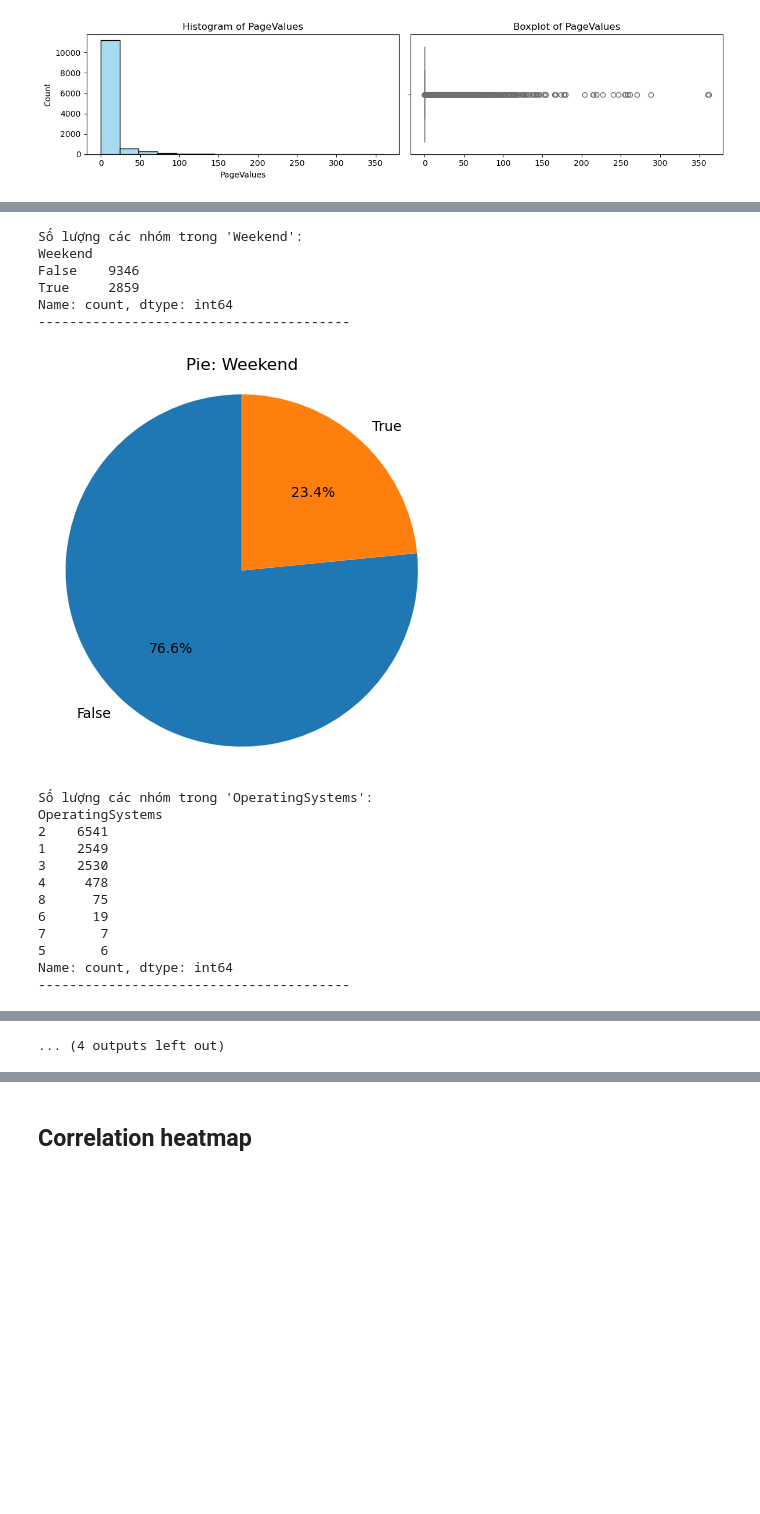
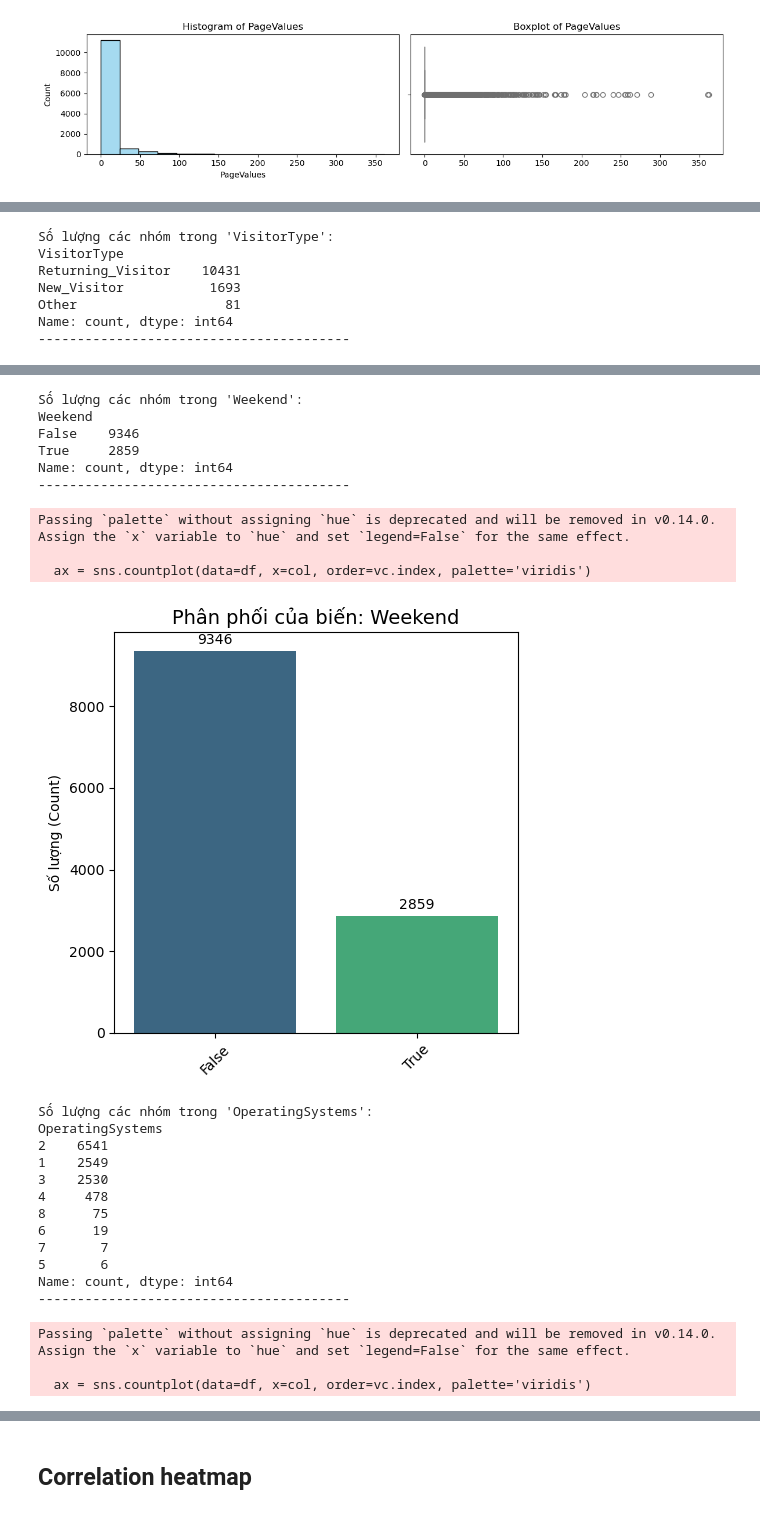
Before and after one commit to phnguyen-hub/11224830_Pham-Hanh-Nguyen, a Jupyter notebook: 11224830_Pham Hanh Nguyen.ipynb, the cells around one changed output, grey strips where cells are left out. Saved outputs shown, nothing was run; the diff lists cells and outputs as text; code cells hidden in the pictures; blank space fills up the shorter version.

```diff
--- a/11224830_Pham Hanh Nguyen.ipynb
+++ b/11224830_Pham Hanh Nguyen.ipynb
@@ -334,5 +336,5 @@ plot_quantitative_var_distributions(df, numeric_features)
 # %%
-def plot_pies_per_column(df, cols, explode_top=None, autopct='%1.1f%%', save=False, out_prefix='pie'):
+def plot_bars_per_column(df, cols, explode_top=None, autopct='%1.1f%%', save=False, out_prefix='pie'):
     for i, col in enumerate(cols, start=1):
         # tính tỷ lệ
         vc = df[col].value_counts()
@@ -344,14 +346,28 @@ def plot_pies_per_column(df, cols, explode_top=None, autopct='%1.1f%%', save=Fal
         print("-" * 40)
 
         plt.figure(figsize=(5,5))
-        plt.title(f'Pie: {col}')
-        plt.pie(sizes, labels=labels, autopct=autopct, startangle=90)
-        plt.axis('equal')  # đảm bảo pie là hình tròn
+        ax = sns.countplot(data=df, x=col, order=vc.index, palette='viridis')
 
+        # 4. Trang trí
+        plt.title(f'Phân phối của biến: {col}', fontsize=14)
+        plt.xlabel(None)
+        plt.ylabel('Số lượng (Count)')
+
+        # Xoay nhãn trục X nếu tên quá dài
+        plt.xticks(rotation=45)
+
+        # 5. Thêm nhãn số liệu (Data Labels) lên đầu cột
+        for container in ax.containers:
+            ax.bar_label(container, padding=3)
+
+        # Hiển thị
+        plt.tight_layout()
         plt.show()
 
-        plt.close()
-plot_pies_per_column(df, nominal_features)
+# --- GỌI HÀM ---
+# nominal_features là danh sách các cột phân loại của bạn
+# Ví dụ: ['Month', 'VisitorType', 'Weekend']
+plot_bars_per_column(df, nominal_features)
 # %% [output]
 Số lượng các nhóm trong 'Month':
 Month
@@ -377,0 +393,7 @@ Name: count, dtype: int64
+Số lượng các nhóm trong 'VisitorType':
+VisitorType
+Returning_Visitor    10431
+New_Visitor           1693
+Other                   81
+Name: count, dtype: int64
+----------------------------------------
@@ -379,19 +401,25 @@ Name: count, dtype: int64
-Số lượng các nhóm trong 'Weekend':
-Weekend
-False    9346
-True     2859
-Name: count, dtype: int64
-----------------------------------------
+Số lượng các nhóm trong 'Weekend':
+Weekend
+False    9346
+True     2859
+Name: count, dtype: int64
+----------------------------------------
+Passing `palette` without assigning `hue` is deprecated and will be removed in v0.14.0. Assign the `x` variable to `hue` and set `legend=False` for the same effect.
+
+  ax = sns.countplot(data=df, x=col, order=vc.index, palette='viridis')
-[figure, old version]
+[figure, new version]
-Số lượng các nhóm trong 'OperatingSystems':
-OperatingSystems
-2    6541
-1    2549
-3    2530
-4     478
-8      75
-6      19
-7       7
-5       6
-Name: count, dtype: int64
-----------------------------------------
+Số lượng các nhóm trong 'OperatingSystems':
+OperatingSystems
+2    6541
+1    2549
+3    2530
+4     478
+8      75
+6      19
+7       7
+5       6
+Name: count, dtype: int64
+----------------------------------------
+Passing `palette` without assigning `hue` is deprecated and will be removed in v0.14.0. Assign the `x` variable to `hue` and set `legend=False` for the same effect.
+
+  ax = sns.countplot(data=df, x=col, order=vc.index, palette='viridis')
@@ -431 +426,0 @@ Name: count, dtype: int64
-... (4 outputs left out)
```
Also changed, not shown: parts of 12 cells of this notebook.
